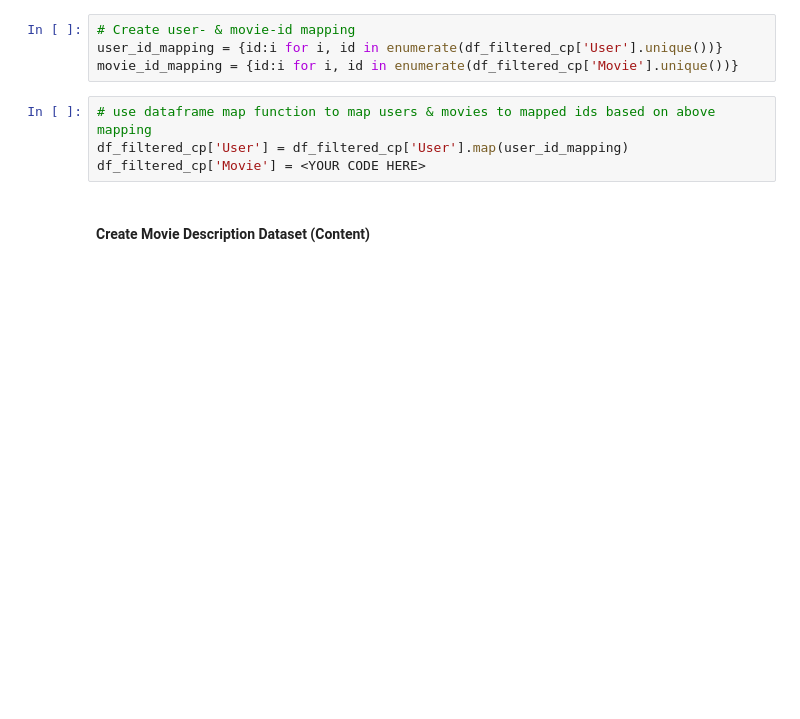
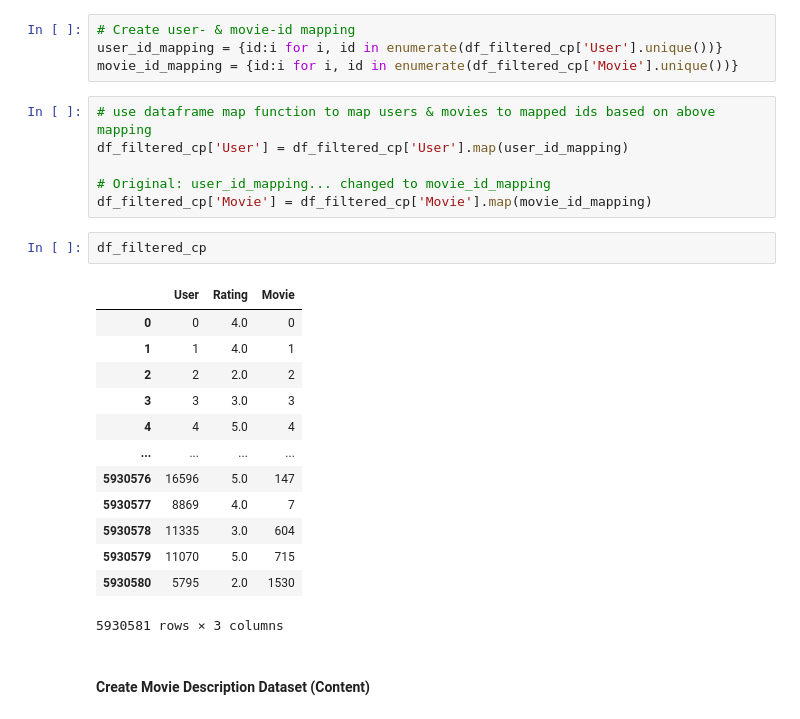
Before and after one commit to j2cunningham/Springboard, a Jupyter notebook: Mini_Projects/MEC_17.4.1_Recommendation_Systems/Mini_Project_Recommendation_Systems.ipynb, the cells around one changed output. Drawn from its saved outputs; the diff is of its cells as text; blank space fills up the shorter version.

```diff
--- a/Mini_Projects/MEC_17.4.1_Recommendation_Systems/Mini_Project_Recommendation_Systems.ipynb
+++ b/Mini_Projects/MEC_17.4.1_Recommendation_Systems/Mini_Project_Recommendation_Systems.ipynb
@@ -1104,7 +1134,25 @@ movie_id_mapping = {id:i for i, id in enumerate(df_filtered_cp['Movie'].unique()
 # %%
 # use dataframe map function to map users & movies to mapped ids based on above mapping
 df_filtered_cp['User'] = df_filtered_cp['User'].map(user_id_mapping)
-df_filtered_cp['Movie'] = <YOUR CODE HERE>
+
+# Original: user_id_mapping... changed to movie_id_mapping
+df_filtered_cp['Movie'] = df_filtered_cp['Movie'].map(movie_id_mapping)
+# %%
+df_filtered_cp
+# %% [output]
+|  | User | Rating | Movie |
+| 0 | 0 | 4.0 | 0 |
+| 1 | 1 | 4.0 | 1 |
+| 2 | 2 | 2.0 | 2 |
+| 3 | 3 | 3.0 | 3 |
+| 4 | 4 | 5.0 | 4 |
+| ... | ... | ... | ... |
+| 5930576 | 16596 | 5.0 | 147 |
+| 5930577 | 8869 | 4.0 | 7 |
+| 5930578 | 11335 | 3.0 | 604 |
+| 5930579 | 11070 | 5.0 | 715 |
+| 5930580 | 5795 | 2.0 | 1530 |
+5930581 rows × 3 columns
 # %% [markdown]
 #### Create Movie Description Dataset (Content)
 # %%
```
Also changed, not shown: parts of 34 cells of this notebook.
